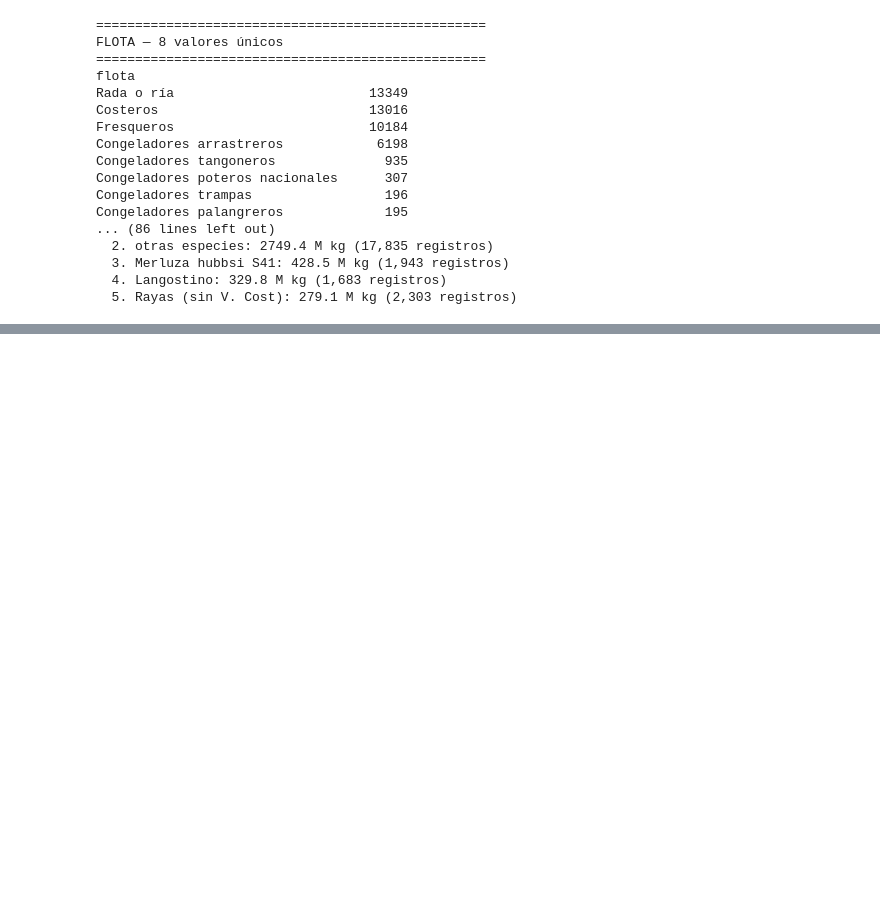
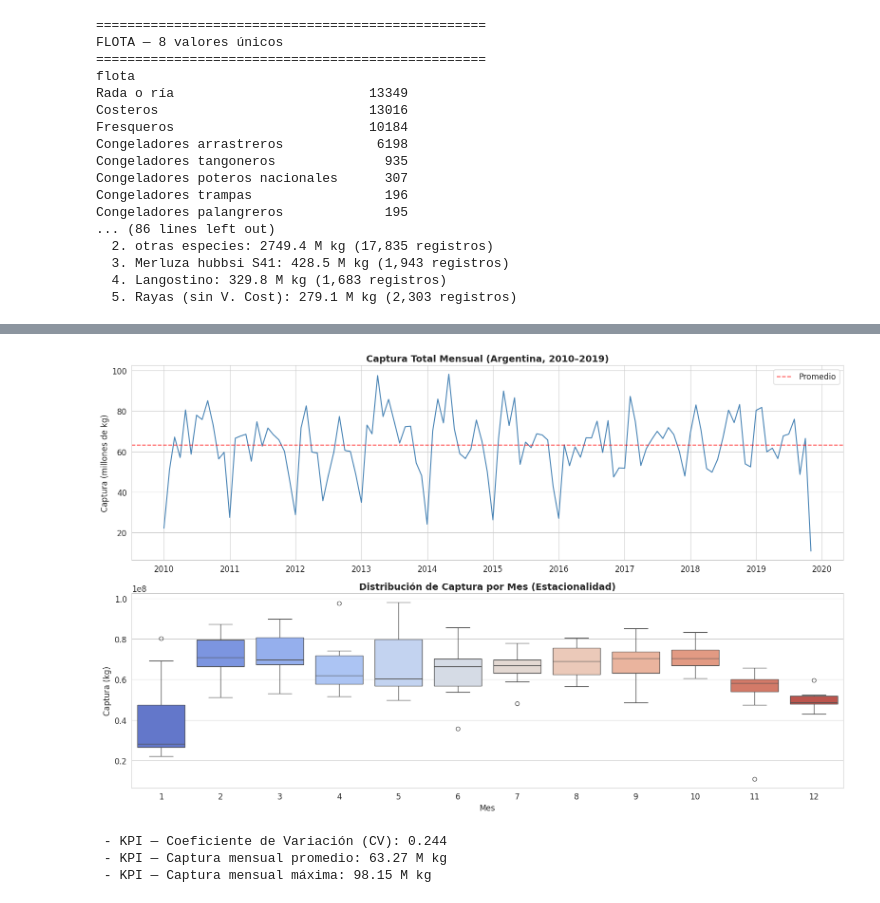
Before and after one commit to brandonOrellana/Trabajo_Integrador_Grupo_6, a Jupyter notebook: Trabajo_Integrador_Grupo_6.ipynb, the cells around one changed output, grey strips where cells are left out. Cells and saved outputs as stored; diff of their text form; code cells hidden in the pictures; blank space fills up the shorter version.

```diff
--- a/Trabajo_Integrador_Grupo_6.ipynb
+++ b/Trabajo_Integrador_Grupo_6.ipynb
@@ -251,0 +298,36 @@ Congeladores palangreros             195
+# %%
+# EDA — SERIE TEMPORAL TOTAL
+serie_mensual = df.groupby('fecha')['captura'].sum().reset_index()
+serie_mensual.columns = ['fecha', 'captura_total']
+
+fig, axes = plt.subplots(2, 1, figsize=(16, 10))
+
+# Serie temporal
+axes[0].plot(serie_mensual['fecha'], serie_mensual['captura_total'] / 1e6,
+             color='steelblue', linewidth=1.5)
+axes[0].set_title('Captura Total Mensual (Argentina, 2010–2019)', fontsize=14, fontweight='bold')
+axes[0].set_ylabel('Captura (millones de kg)')
+axes[0].axhline(serie_mensual['captura_total'].mean() / 1e6, color='red',
+                linestyle='--', alpha=0.7, label='Promedio')
+axes[0].legend()
+
+# Box plot por mes (estacionalidad)
+serie_mensual['mes'] = serie_mensual['fecha'].dt.month
+sns.boxplot(data=serie_mensual, x='mes', y='captura_total', ax=axes[1], palette='coolwarm')
+axes[1].set_title('Distribución de Captura por Mes (Estacionalidad)', fontsize=14, fontweight='bold')
+axes[1].set_ylabel('Captura (kg)')
+axes[1].set_xlabel('Mes')
+
+plt.tight_layout()
+plt.show()
+
+# KPI: Coeficiente de variación
+cv = serie_mensual['captura_total'].std() / serie_mensual['captura_total'].mean()
+print(f"\n - KPI — Coeficiente de Variación (CV): {cv:.3f}")
+print(f" - KPI — Captura mensual promedio: {serie_mensual['captura_total'].mean()/1e6:.2f} M kg")
+print(f" - KPI — Captura mensual máxima: {serie_mensual['captura_total'].max()/1e6:.2f} M kg")
+# %% [output]
+[figure, added]
+ - KPI — Coeficiente de Variación (CV): 0.244
+ - KPI — Captura mensual promedio: 63.27 M kg
+ - KPI — Captura mensual máxima: 98.15 M kg
```
Also changed, not shown: parts of 10 cells of this notebook, 1 other file.
